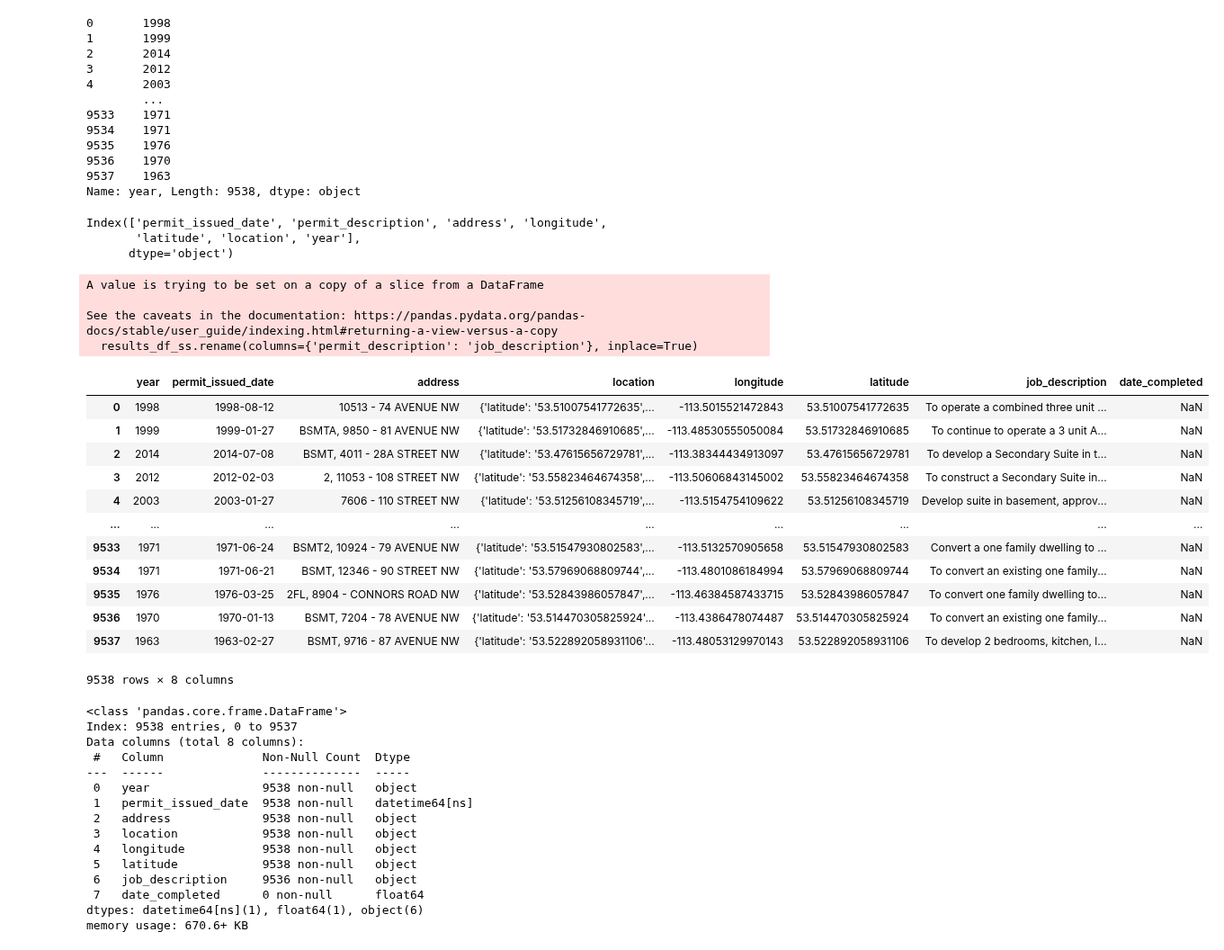
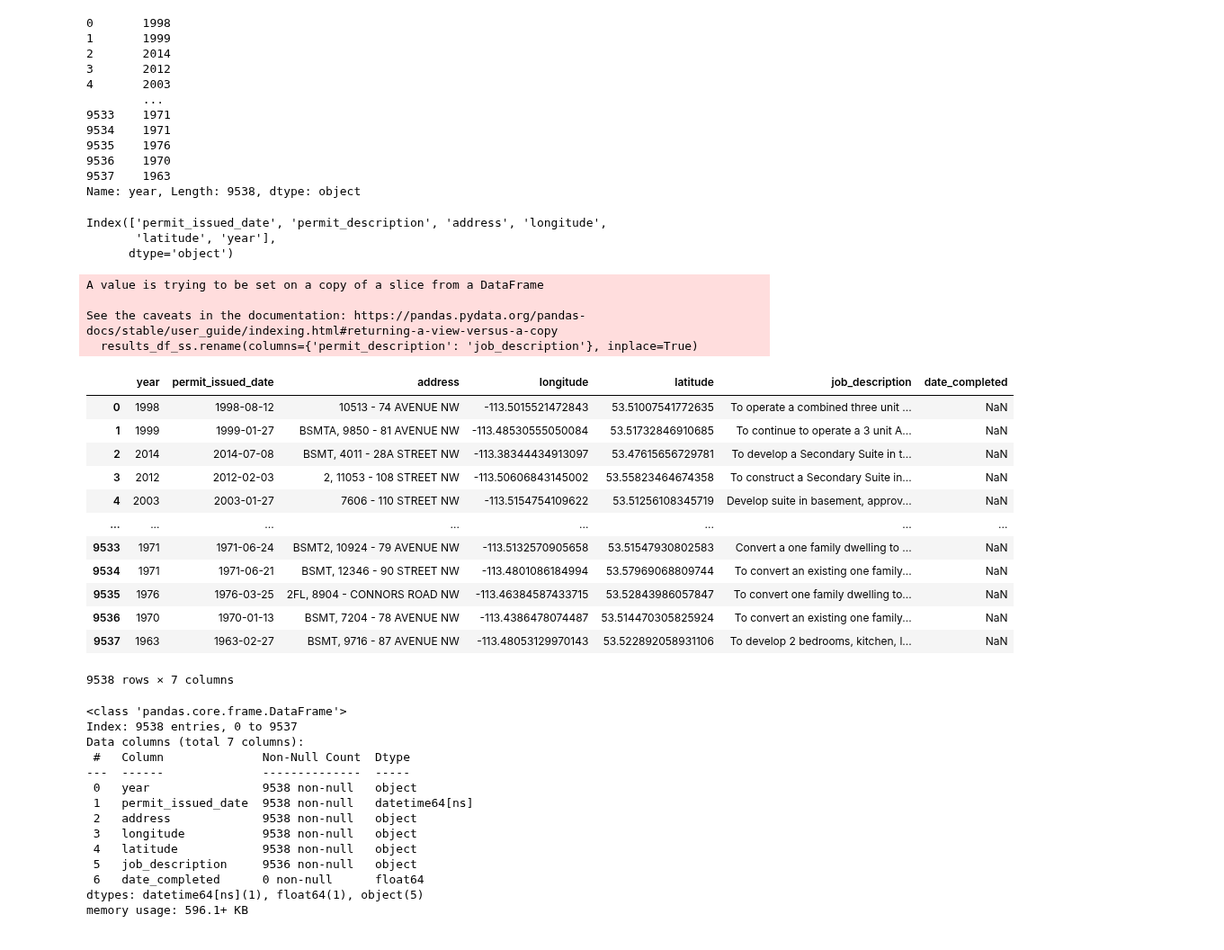
Before and after one commit to schoolofcities/gentle-density, a Jupyter notebook: data/Edmonton/edmonton_api_live_data.ipynb, the cells around one changed output. Shown at 90% size. Cells and saved outputs as stored; diff of their text form; code cells hidden in the pictures.

```diff
--- a/data/Edmonton/edmonton_api_live_data.ipynb
+++ b/data/Edmonton/edmonton_api_live_data.ipynb
@@ -279,9 +288,16 @@ Index(['job_number', 'permit_issued_date', 'permit_type', 'permit_description',
       dtype='object')
 # %%
 #dropping some columns
-col_drop = ['job_number', 'neighbourhood_number', 'zoning',  ':@computed_region_7ccj_gre3', ':@computed_region_ecxu_fw7u',
-       ':@computed_region_izdr_ja4x', ':@computed_region_5jki_au6x',
-       ':@computed_region_mnf4_kaez', ':@computed_region_eq8d_jmrp', 'neighbourhood', 'permit_type', 'statscan_building_type' ]
+col_drop = ['job_number',
+            'neighbourhood_number',
+            'zoning',
+            'location',
+            ':@computed_region_7ccj_gre3', ':@computed_region_ecxu_fw7u',
+            ':@computed_region_izdr_ja4x', ':@computed_region_5jki_au6x',
+            ':@computed_region_mnf4_kaez', ':@computed_region_eq8d_jmrp',
+            'neighbourhood',
+            'permit_type',
+            'statscan_building_type' ]
 
 results_df_ss = results_df_ss.drop(col_drop, axis=1)
 # %%
@@ -403,60 +419,59 @@ results_df_ss['year'].unique()
 results_df_ss.columns
 # %% [output]
 Index(['permit_issued_date', 'permit_description', 'address', 'longitude',
-       'latitude', 'location', 'year'],
+       'latitude', 'year'],
       dtype='object')
 # %%
 #renaming columns to standard naming convention
 
 results_df_ss.rename(columns={'permit_description': 'job_description'}, inplace=True)
 
 #ordering columns
-standard_columns_order = ['year','permit_issued_date', 'address',  'location', 'longitude', 'latitude', 'job_description' ]
+standard_columns_order = ['year','permit_issued_date', 'address',  'longitude', 'latitude', 'job_description' ]
 
 results_df_ss = results_df_ss[standard_columns_order]
 
 #adding dae_completed column
 results_df_ss['date_completed'] = np.nan
 
 results_df_ss.to_csv('edmonton_ss.csv')
 
 results_df_ss
 # %% [output]
 A value is trying to be set on a copy of a slice from a DataFrame
 
 See the caveats in the documentation: https://pandas.pydata.org/pandas-docs/stable/user_guide/indexing.html#returning-a-view-versus-a-copy
   results_df_ss.rename(columns={'permit_description': 'job_description'}, inplace=True)
-|  | year | permit_issued_date | address | location | longitude | latitude | job_description | date_completed |
-| 0 | 1998 | 1998-08-12 | 10513 - 74 AVENUE NW | {'latitude': '53.51007541772635',... | -113.5015521472843 | 53.51007541772635 | To operate a combined three unit ... | NaN |
-| 1 | 1999 | 1999-01-27 | BSMTA, 9850 - 81 AVENUE NW | {'latitude': '53.51732846910685',... | -113.48530555050084 | 53.51732846910685 | To continue to operate a 3 unit A... | NaN |
-| 2 | 2014 | 2014-07-08 | BSMT, 4011 - 28A STREET NW | {'latitude': '53.47615656729781',... | -113.38344434913097 | 53.47615656729781 | To develop a Secondary Suite in t... | NaN |
-| 3 | 2012 | 2012-02-03 | 2, 11053 - 108 STREET NW | {'latitude': '53.55823464674358',... | -113.50606843145002 | 53.55823464674358 | To construct a Secondary Suite in... | NaN |
-| 4 | 2003 | 2003-01-27 | 7606 - 110 STREET NW | {'latitude': '53.51256108345719',... | -113.5154754109622 | 53.51256108345719 | Develop suite in basement, approv... | NaN |
-| ... | ... | ... | ... | ... | ... | ... | ... | ... |
-| 9533 | 1971 | 1971-06-24 | BSMT2, 10924 - 79 AVENUE NW | {'latitude': '53.51547930802583',... | -113.5132570905658 | 53.51547930802583 | Convert a one family dwelling to ... | NaN |
-| 9534 | 1971 | 1971-06-21 | BSMT, 12346 - 90 STREET NW | {'latitude': '53.57969068809744',... | -113.4801086184994 | 53.57969068809744 | To convert an existing one family... | NaN |
-| 9535 | 1976 | 1976-03-25 | 2FL, 8904 - CONNORS ROAD NW | {'latitude': '53.52843986057847',... | -113.46384587433715 | 53.52843986057847 | To convert one family dwelling to... | NaN |
-| 9536 | 1970 | 1970-01-13 | BSMT, 7204 - 78 AVENUE NW | {'latitude': '53.514470305825924'... | -113.4386478074487 | 53.514470305825924 | To convert an existing one family... | NaN |
-| 9537 | 1963 | 1963-02-27 | BSMT, 9716 - 87 AVENUE NW | {'latitude': '53.522892058931106'... | -113.48053129970143 | 53.522892058931106 | To develop 2 bedrooms, kitchen, l... | NaN |
+|  | year | permit_issued_date | address | longitude | latitude | job_description | date_completed |
+| 0 | 1998 | 1998-08-12 | 10513 - 74 AVENUE NW | -113.5015521472843 | 53.51007541772635 | To operate a combined three unit ... | NaN |
+| 1 | 1999 | 1999-01-27 | BSMTA, 9850 - 81 AVENUE NW | -113.48530555050084 | 53.51732846910685 | To continue to operate a 3 unit A... | NaN |
+| 2 | 2014 | 2014-07-08 | BSMT, 4011 - 28A STREET NW | -113.38344434913097 | 53.47615656729781 | To develop a Secondary Suite in t... | NaN |
+| 3 | 2012 | 2012-02-03 | 2, 11053 - 108 STREET NW | -113.50606843145002 | 53.55823464674358 | To construct a Secondary Suite in... | NaN |
+| 4 | 2003 | 2003-01-27 | 7606 - 110 STREET NW | -113.5154754109622 | 53.51256108345719 | Develop suite in basement, approv... | NaN |
+| ... | ... | ... | ... | ... | ... | ... | ... |
+| 9533 | 1971 | 1971-06-24 | BSMT2, 10924 - 79 AVENUE NW | -113.5132570905658 | 53.51547930802583 | Convert a one family dwelling to ... | NaN |
+| 9534 | 1971 | 1971-06-21 | BSMT, 12346 - 90 STREET NW | -113.4801086184994 | 53.57969068809744 | To convert an existing one family... | NaN |
+| 9535 | 1976 | 1976-03-25 | 2FL, 8904 - CONNORS ROAD NW | -113.46384587433715 | 53.52843986057847 | To convert one family dwelling to... | NaN |
+| 9536 | 1970 | 1970-01-13 | BSMT, 7204 - 78 AVENUE NW | -113.4386478074487 | 53.514470305825924 | To convert an existing one family... | NaN |
+| 9537 | 1963 | 1963-02-27 | BSMT, 9716 - 87 AVENUE NW | -113.48053129970143 | 53.522892058931106 | To develop 2 bedrooms, kitchen, l... | NaN |
-9538 rows × 8 columns
+9538 rows × 7 columns
 # %%
 results_df_ss.info()
 # %% [output]
 <class 'pandas.core.frame.DataFrame'>
 Index: 9538 entries, 0 to 9537
-Data columns (total 8 columns):
+Data columns (total 7 columns):
  #   Column              Non-Null Count  Dtype
 ---  ------              --------------  -----
  0   year                9538 non-null   object
  1   permit_issued_date  9538 non-null   datetime64[ns]
  2   address             9538 non-null   object
- 3   location            9538 non-null   object
- 4   longitude           9538 non-null   object
- 5   latitude            9538 non-null   object
- 6   job_description     9536 non-null   object
- 7   date_completed      0 non-null      float64
-dtypes: datetime64[ns](1), float64(1), object(6)
-memory usage: 670.6+ KB
+ 3   longitude           9538 non-null   object
+ 4   latitude            9538 non-null   object
+ 5   job_description     9536 non-null   object
+ 6   date_completed      0 non-null      float64
+dtypes: datetime64[ns](1), float64(1), object(5)
+memory usage: 596.1+ KB
 # %%
 
 
```
Also changed, not shown: parts of 6 cells of this notebook, 2 other files.
